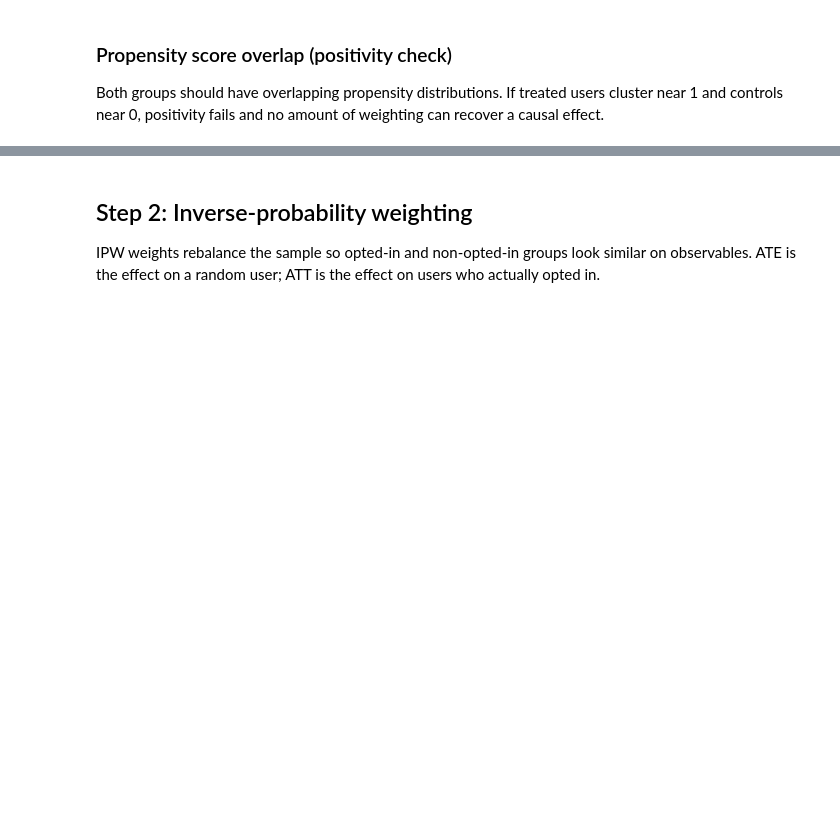
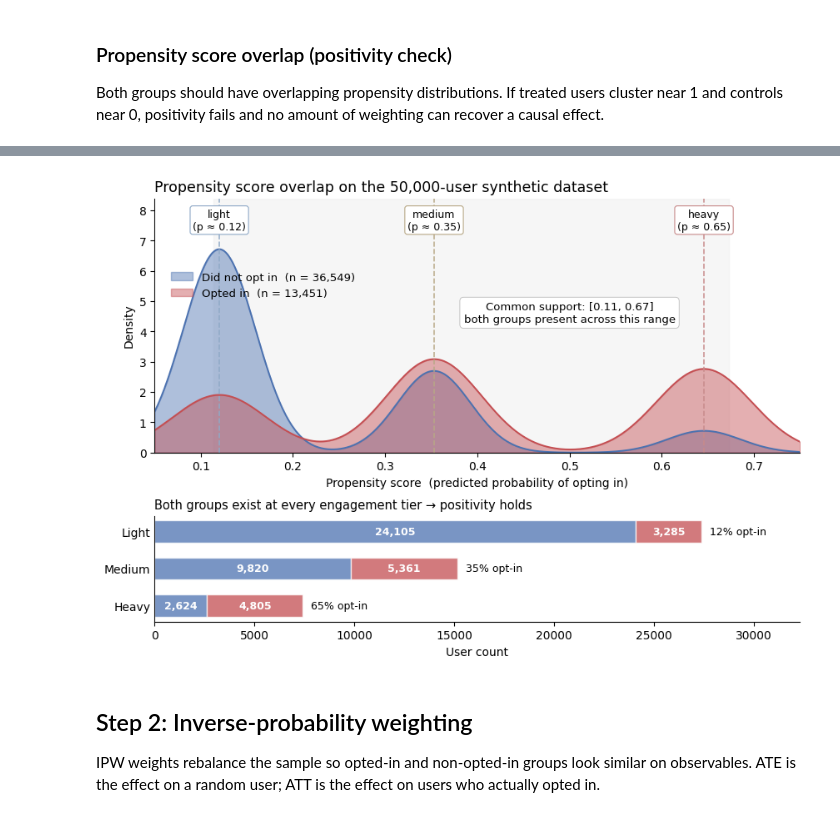
Before and after one commit to RudrenduPaul/product-experimentation-causal-inference-genai-llm, a Jupyter notebook: 02_propensity_opt_in/psm_demo.ipynb, the cells around one changed output, grey strips where cells are left out. Cells and saved outputs as stored; diff of their text form; code cells hidden in the pictures; blank space fills up the shorter version.

```diff
--- a/02_propensity_opt_in/psm_demo.ipynb
+++ b/02_propensity_opt_in/psm_demo.ipynb
@@ -126,3 +94,95 @@ plt.show()
+# %%
+import matplotlib.pyplot as plt
+from scipy.stats import gaussian_kde
+
+treated_ps = df[df.opt_in_agent_mode == 1].propensity.values
+control_ps = df[df.opt_in_agent_mode == 0].propensity.values
+common_lo = max(treated_ps.min(), control_ps.min())
+common_hi = min(treated_ps.max(), control_ps.max())
+
+tier_colors = {"light": "#8FA9C7", "medium": "#B8A886",
+               "heavy": "#C88B8B"}
+tier_order = ["light", "medium", "heavy"]
+
+fig, (ax_top, ax_bot) = plt.subplots(
+    nrows=2, figsize=(10.0, 6.6),
+    gridspec_kw={"height_ratios": [2.4, 1.0], "hspace": 0.35}
+)
+
+# Top: smooth KDE curves
+grid = np.linspace(0.05, 0.75, 400)
+dens_c = gaussian_kde(control_ps, bw_method=0.25)(grid)
+dens_t = gaussian_kde(treated_ps, bw_method=0.25)(grid)
+ax_top.fill_between(grid, dens_c, alpha=0.45, color="#4C72B0",
+                    label=f"Did not opt in  (n = {len(control_ps):,})")
+ax_top.fill_between(grid, dens_t, alpha=0.45, color="#C44E52",
+                    label=f"Opted in  (n = {len(treated_ps):,})")
+ax_top.plot(grid, dens_c, color="#4C72B0", lw=1.4)
+ax_top.plot(grid, dens_t, color="#C44E52", lw=1.4)
+ax_top.axvspan(common_lo, common_hi, color="#EFEFEF", alpha=0.5, zorder=0)
+
+y_top = max(dens_c.max(), dens_t.max()) * 1.25
+ax_top.set_ylim(0, y_top)
+for tier in tier_order:
+    tier_df = df[df.engagement_tier == tier]
+    center = tier_df.propensity.mean()
+    ax_top.axvline(center, color=tier_colors[tier], lw=1.2, ls="--",
+                   alpha=0.9)
+    ax_top.text(center, y_top * 0.96, f"{tier}\n(p ≈ {center:.2f})",
+                ha="center", va="top", fontsize=9,
+                bbox=dict(boxstyle="round,pad=0.25", fc="white",
+                          ec=tier_colors[tier], lw=0.8))
+
+ax_top.text(0.50, y_top * 0.55,
+            f"Common support: [{common_lo:.2f}, {common_hi:.2f}]\n"
+            "both groups present across this range",
+            ha="center", va="center", fontsize=9.5,
+            bbox=dict(boxstyle="round,pad=0.35", fc="white",
+                      ec="#BBBBBB", lw=0.6))
+ax_top.set_xlabel("Propensity score  (predicted probability of opting in)")
+ax_top.set_ylabel("Density")
+ax_top.set_title("Propensity score overlap on the 50,000-user synthetic dataset",
+                 fontsize=12.5, loc="left")
+ax_top.set_xlim(0.05, 0.75)
+ax_top.legend(frameon=False, loc="upper left", fontsize=9.5,
+              bbox_to_anchor=(0.01, 0.75))
+ax_top.spines["top"].set_visible(False)
+ax_top.spines["right"].set_visible(False)
+
+# Bottom: stacked count bars per tier
+rows = [{"tier": t,
+         "control": int(((df.engagement_tier == t) & (df.opt_in_agent_mode == 0)).sum()),
+         "treated": int(((df.engagement_tier == t) & (df.opt_in_agent_mode == 1)).sum())}
+        for t in tier_order]
+y_pos = np.arange(len(tier_order))[::-1]
+max_total = max(r["control"] + r["treated"] for r in rows)
+for y, r in zip(y_pos, rows):
+    ax_bot.barh(y, r["control"], color="#4C72B0", alpha=0.75,
+                edgecolor="white", height=0.6)
+    ax_bot.barh(y, r["treated"], left=r["control"], color="#C44E52",
+                alpha=0.75, edgecolor="white", height=0.6)
+    ax_bot.text(r["control"] / 2, y, f"{r['control']:,}",
+                ha="center", va="center", fontsize=9,
+                color="white", fontweight="bold")
+    ax_bot.text(r["control"] + r["treated"] / 2, y, f"{r['treated']:,}",
+                ha="center", va="center", fontsize=9,
+                color="white", fontweight="bold")
+    total = r["control"] + r["treated"]
+    ax_bot.text(total + max_total * 0.015, y,
+                f"{r['treated'] / total:.0%} opt-in",
+                ha="left", va="center", fontsize=9)
+ax_bot.set_yticks(y_pos)
+ax_bot.set_yticklabels([r["tier"].capitalize() for r in rows])
+ax_bot.set_xlim(0, max_total * 1.18)
+ax_bot.set_xlabel("User count")
+ax_bot.set_title("Both groups exist at every engagement tier → positivity holds",
+                 fontsize=10.5, loc="left", pad=6)
+ax_bot.spines["top"].set_visible(False)
+ax_bot.spines["right"].set_visible(False)
+ax_bot.tick_params(axis="y", length=0)
+plt.show()
+# %% [output]
+[figure, added]
 # %% [markdown]
 ## Step 2: Inverse-probability weighting
 
```
Also changed, not shown: parts of 1 cell of this notebook, 3 other files.
